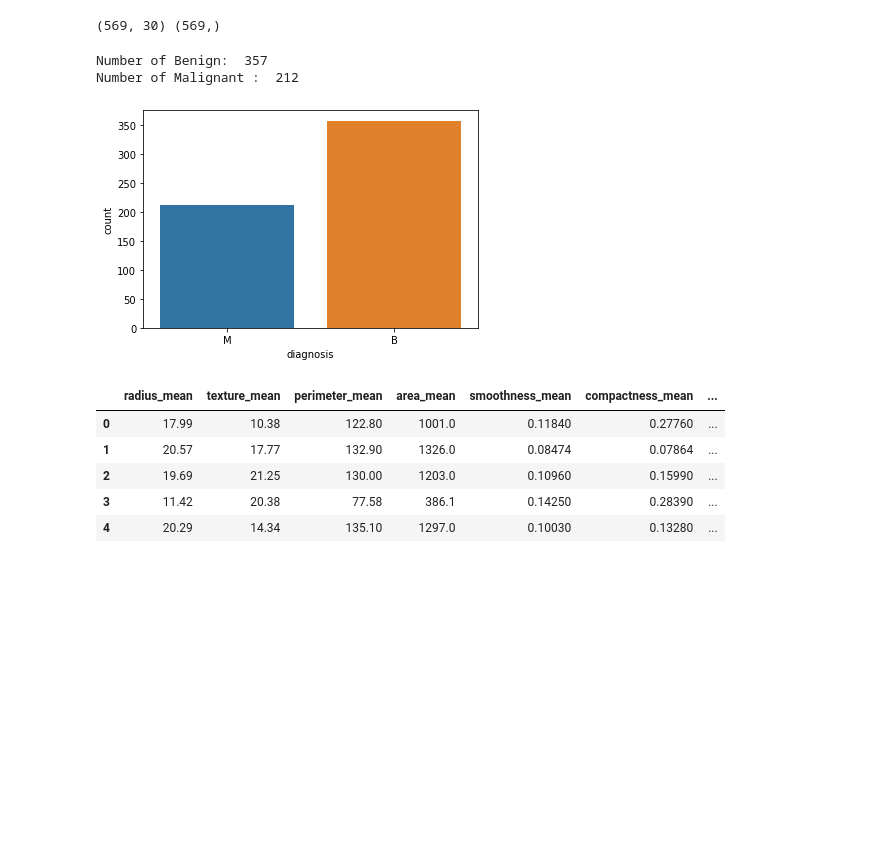
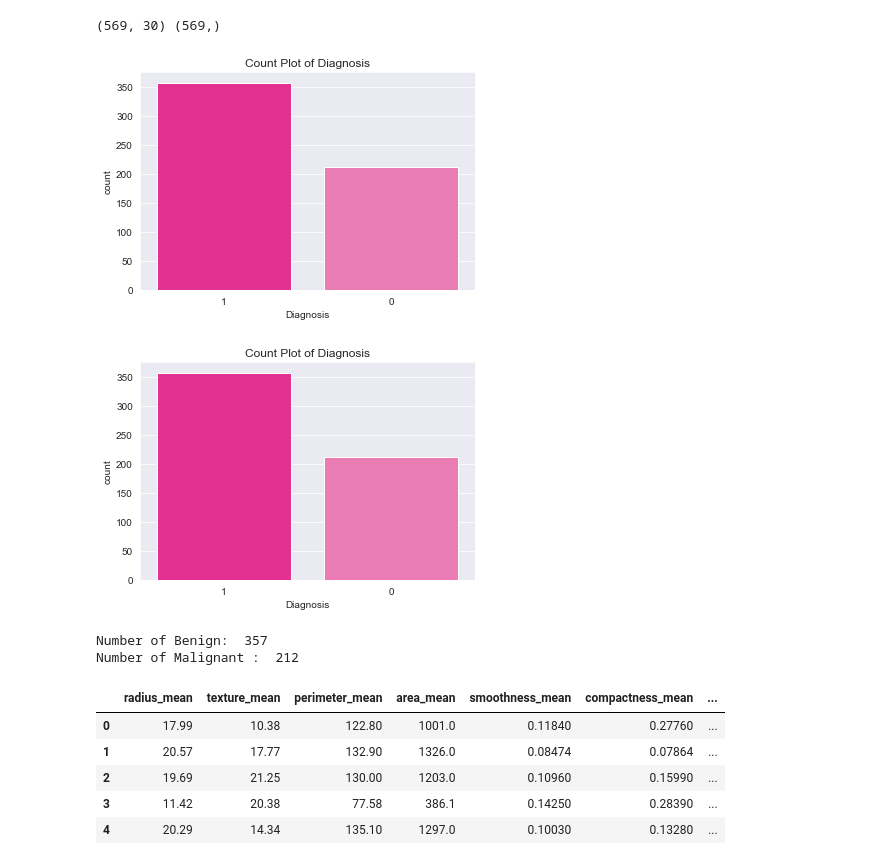
Before and after one commit to pschau2021/project3, a Jupyter notebook: MLCancer.ipynb, the cells around one changed output. Saved outputs shown, nothing was run; the diff lists cells and outputs as text; code cells hidden in the pictures; blank space fills up the shorter version.

```diff
--- a/MLCancer.ipynb
+++ b/MLCancer.ipynb
@@ -7,0 +11,6 @@ import seaborn as sns
+# %%
+# The cancer.DESCR stores the description of breast cancer dataset.
+# Description of the data.
+# Load the breast cancer dataset from sklearn.
+cancer = load_breast_cancer()
+print(cancer.DESCR[27:3130])
@@ -62,15 +90,32 @@ y = data["diagnosis"]
 print(X.shape, y.shape)
 # %% [output]
 (569, 30) (569,)
+# %%
+sns.set_style('darkgrid')
+sns.countplot(cancer['target'], label="Count", palette=sns.color_palette(['#FF1493', '#FF69B4']),
+              order=pd.value_counts(cancer['target']).iloc[:17].index)
+data["diagnosis"].value_counts()
+plt.xlabel("Diagnosis")
+plt.title("Count Plot of Diagnosis")
+plt.show()
+# %% [output]
+[figure, added]
 # %%
-ax = sns.countplot(y,label="Count")
+
+sns.set_style('darkgrid')
+sns.countplot(cancer['target'], label="Count", palette=sns.color_palette(['#FF1493', '#FF69B4']),
+              order=pd.value_counts(cancer['target']).iloc[:17].index)
+#ax = sns.countplot(y,label="Count")
 B, M = y.value_counts()
+plt.xlabel("Diagnosis")
+plt.title("Count Plot of Diagnosis")
+plt.show()
 print('Number of Benign: ',B)
 print('Number of Malignant : ',M)
 # %% [output]
+[figure, new version]
 Number of Benign:  357
 Number of Malignant :  212
-[figure, old version]
 # %%
 X.head()
 # %% [output]
```
Also changed, not shown: parts of 3 cells of this notebook, 1 other file.
